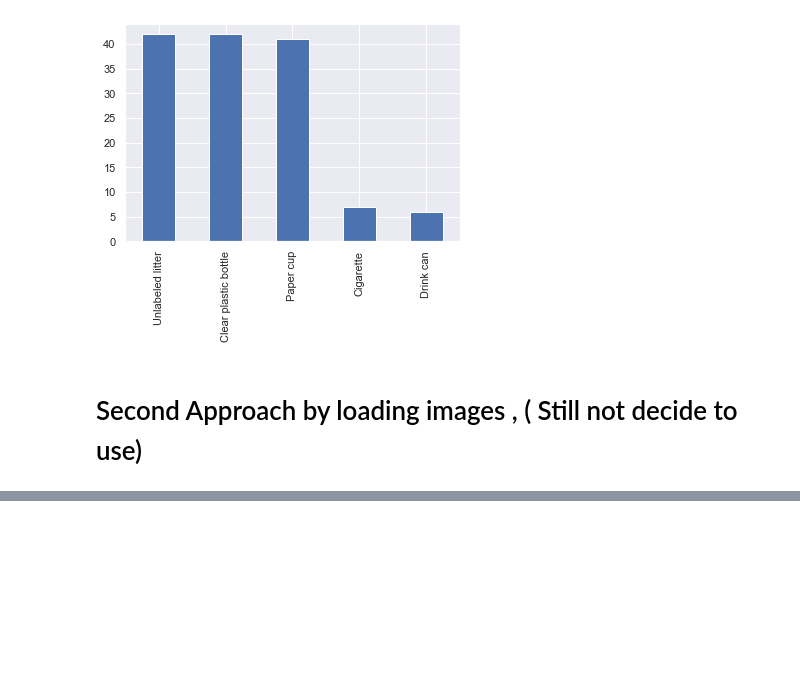
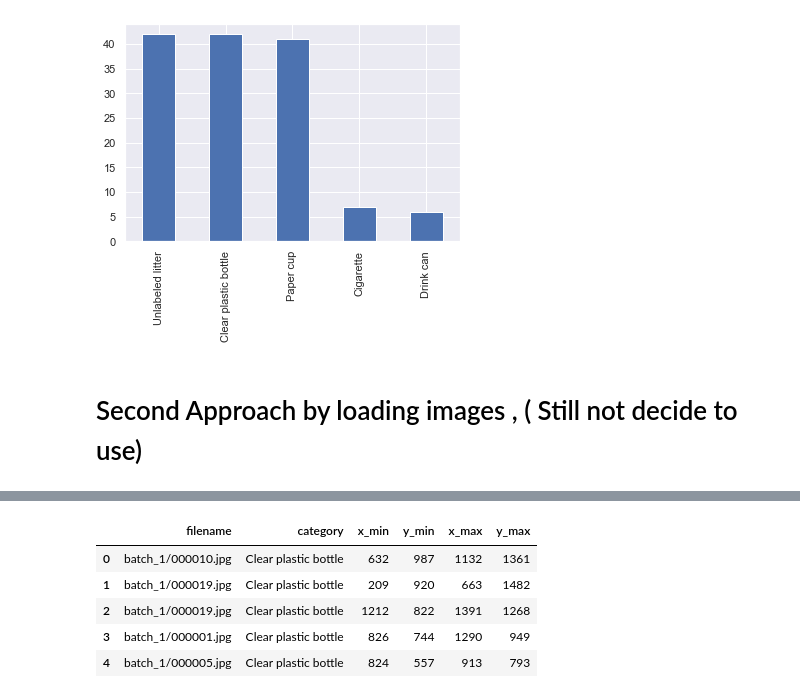
Before and after one commit to zhimg/Trash-Image-Classification-System-using-Machine-Learning-and-Deep-Learning-Algorithms, a Jupyter notebook: trash_classification.ipynb, the cells around one changed output, grey strips where cells are left out. Saved outputs shown, nothing was run; the diff lists cells and outputs as text; code cells hidden in the pictures; blank space fills up the shorter version.

```diff
--- a/trash_classification.ipynb
+++ b/trash_classification.ipynb
@@ -399,0 +369,17 @@ batch1_df
+# %%
+# Calculate maximum x and maximum y points
+df['x_max'] = df['x_max']+df['x_min']
+df['y_max'] = df['y_max']+df['y_min']
+# Convert float columns to integer
+for col in  df.columns[2:]:
+    df[col] = df[col].astype(int)
+# %%
+df = df[['filename','category','x_min','y_min','x_max', 'y_max']]
+df.head()
+# %% [output]
+|  | filename | category | x_min | y_min | x_max | y_max |
+| 0 | batch_1/000010.jpg | Clear plastic bottle | 632 | 987 | 1132 | 1361 |
+| 1 | batch_1/000019.jpg | Clear plastic bottle | 209 | 920 | 663 | 1482 |
+| 2 | batch_1/000019.jpg | Clear plastic bottle | 1212 | 822 | 1391 | 1268 |
+| 3 | batch_1/000001.jpg | Clear plastic bottle | 826 | 744 | 1290 | 949 |
+| 4 | batch_1/000005.jpg | Clear plastic bottle | 824 | 557 | 913 | 793 |
```
Also changed, not shown: parts of 26 cells of this notebook.
